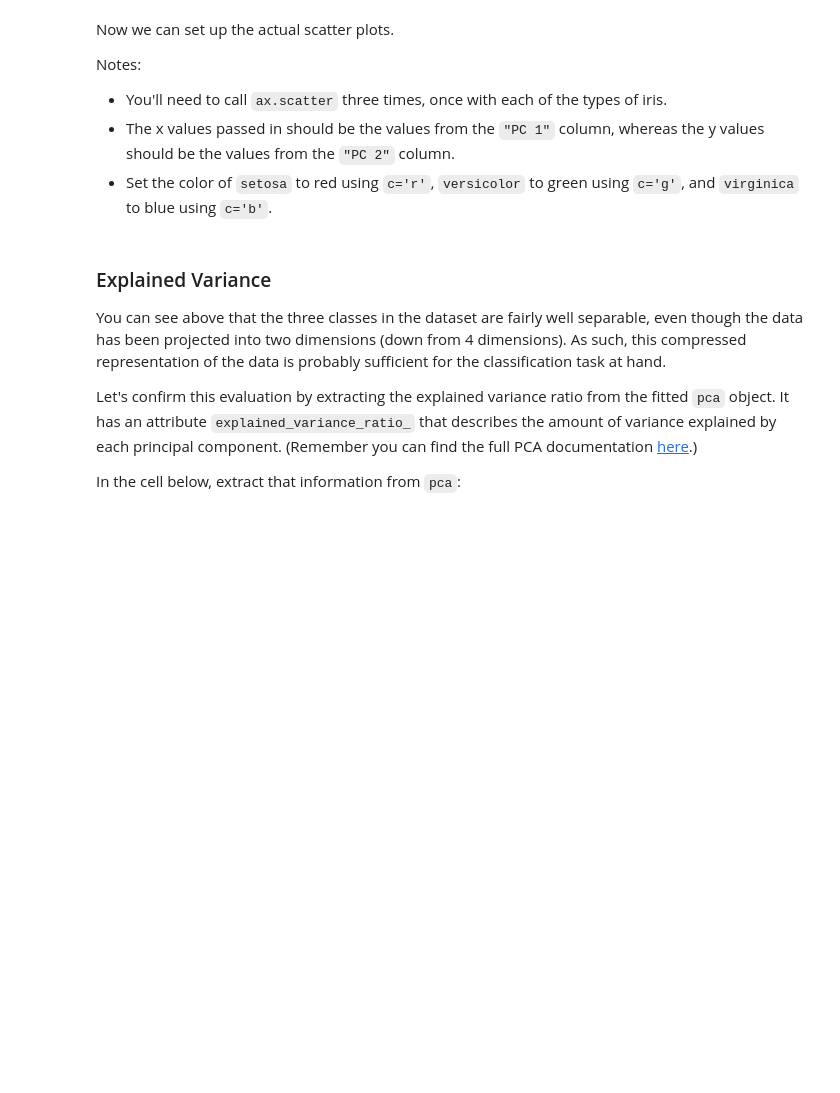
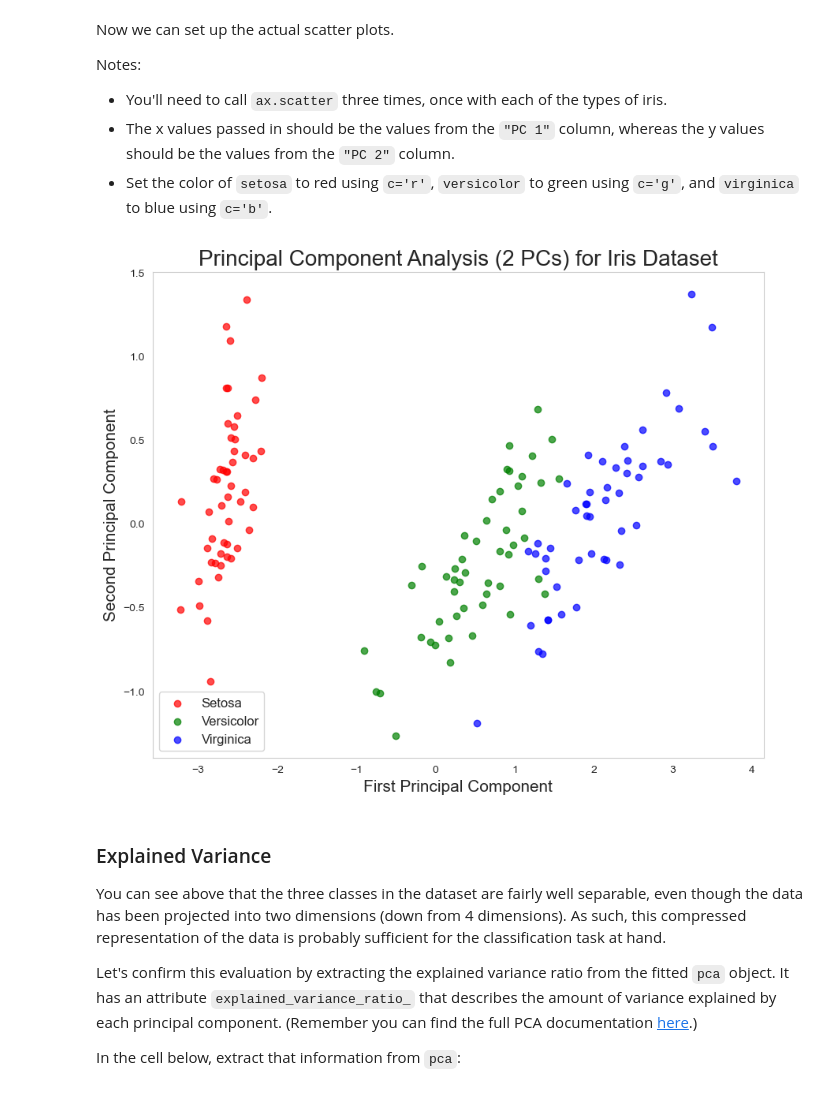
Before and after one commit to svijay25/dsc-ent-deloitte-paired-programming, a Jupyter notebook: Week_4/4.3-dimension-reduction.ipynb, the cells around one changed output. Drawn from its saved outputs; the diff is of its cells as text; code cells hidden in the pictures; blank space fills up the shorter version.

```diff
--- a/Week_4/4.3-dimension-reduction.ipynb
+++ b/Week_4/4.3-dimension-reduction.ipynb
@@ -278,3 +376,54 @@ ax.legend(iris.target_names, fontsize="large");
+# %%
+import seaborn as sns
+import matplotlib.pyplot as plt
+import pandas as pd
+from sklearn.datasets import load_iris
+from sklearn.decomposition import PCA
+
+# Load the Iris dataset
+iris = load_iris()
+iris_df = pd.DataFrame(data=iris.data, columns=iris.feature_names)
+iris_df['target'] = iris.target
+
+# Perform PCA
+pca = PCA(n_components=2)
+principal_components = pca.fit_transform(iris_df.iloc[:, :-1])
+pca_df = pd.DataFrame(data=principal_components, columns=['PC 1', 'PC 2'])
+pca_df['target'] = iris_df['target']
+
+# Separate the data by iris type
+setosa = pca_df[pca_df['target'] == 0]
+versicolor = pca_df[pca_df['target'] == 1]
+virginica = pca_df[pca_df['target'] == 2]
+
+# Set the style
+sns.set_style("whitegrid")
+
+# Set up figure and axes
+fig, ax = plt.subplots(figsize=(10, 8))
+ax.grid()
+
+# Scatter plot of setosa (red)
+ax.scatter(setosa["PC 1"], setosa["PC 2"], c='r', label='Setosa', alpha=0.7)
+
+# Scatter plot of versicolor (green)
+ax.scatter(versicolor["PC 1"], versicolor["PC 2"], c='g', label='Versicolor', alpha=0.7)
+
+# Scatter plot of virginica (blue)
+ax.scatter(virginica["PC 1"], virginica["PC 2"], c='b', label='Virginica', alpha=0.7)
+
+# Customize labels
+ax.set_xlabel('First Principal Component', fontsize=15)
+ax.set_ylabel('Second Principal Component', fontsize=15)
+ax.set_title('Principal Component Analysis (2 PCs) for Iris Dataset', fontsize=20)
+
+# Add legend
+ax.legend(fontsize="large")
+
+# Show plot
+plt.show()
+# %% [output]
+[figure, added]
 # %% [markdown]
 ### Explained Variance
 
```
Also changed, not shown: parts of 19 cells of this notebook.
